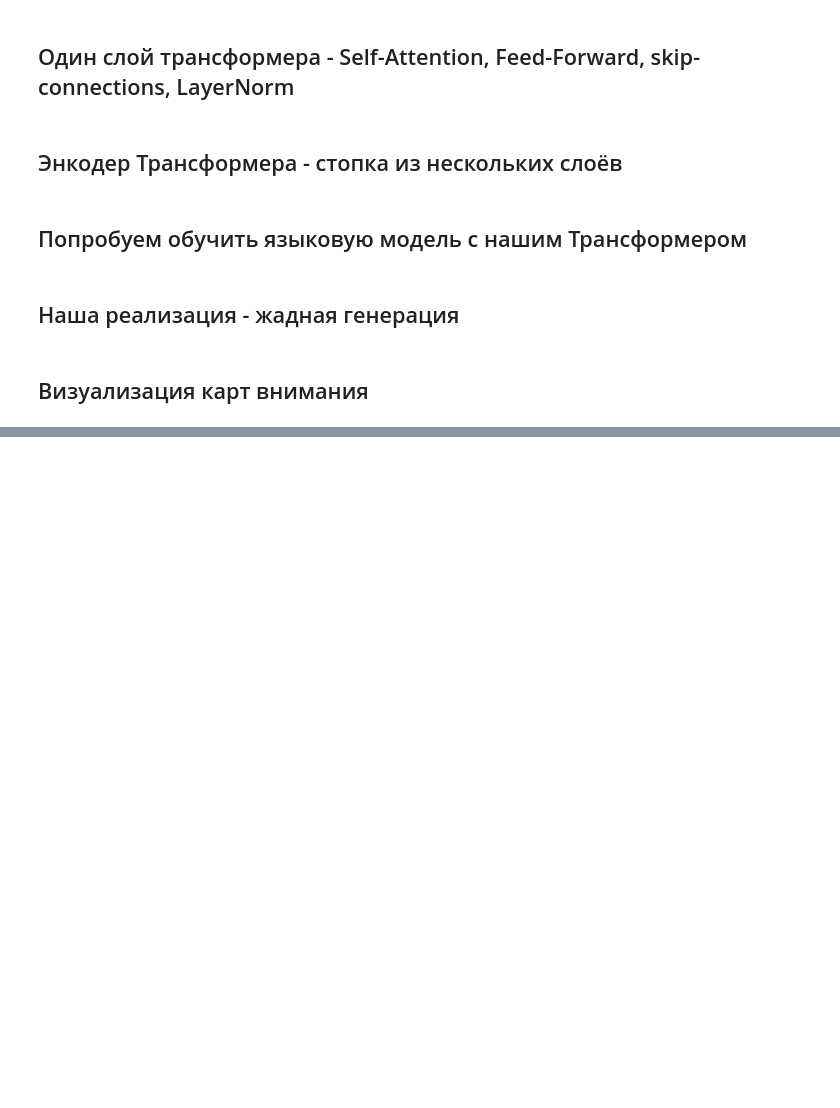
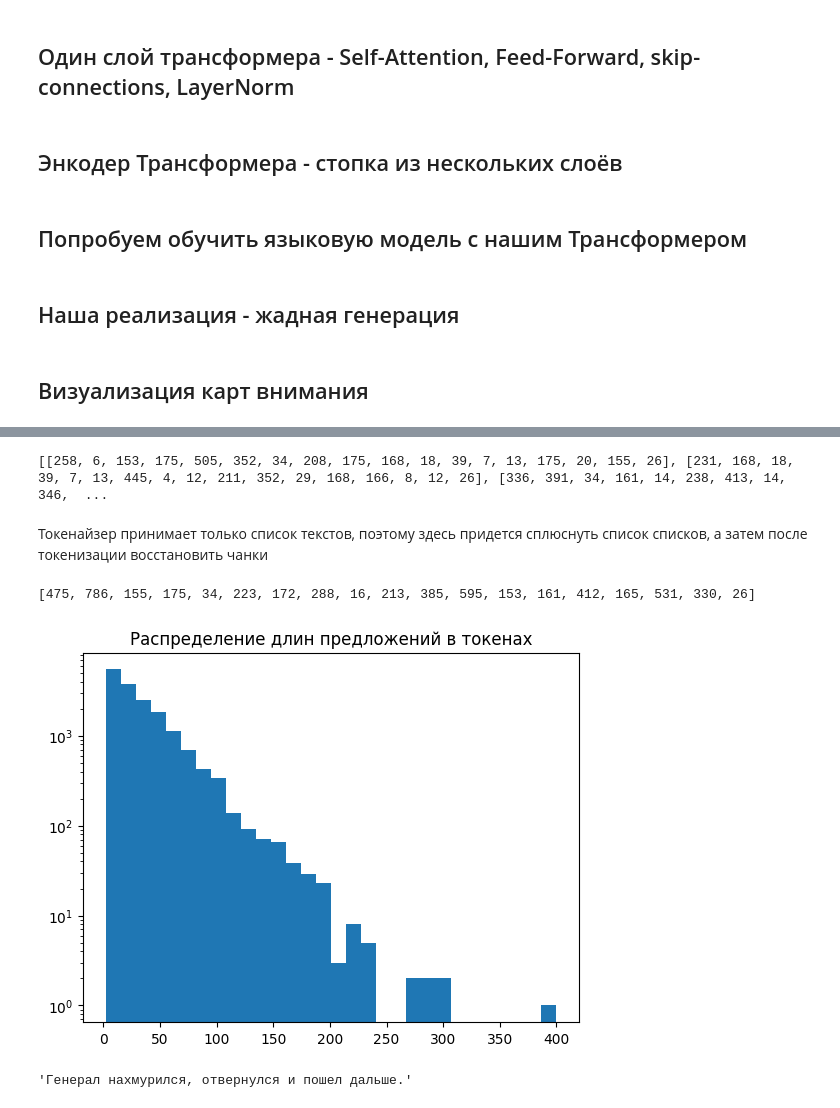
Before and after one commit to englishtea21/stepik-dl-nlp, a Jupyter notebook: task5-text-transformer.ipynb, the cells around one changed output, grey strips where cells are left out. Drawn from its saved outputs; the diff is of its cells as text; code cells hidden in the pictures; blank space fills up the shorter version.

Commit message:
Kaggle Notebook | task5_text_transformer | Version 4

```diff
--- a/task5-text-transformer.ipynb
+++ b/task5-text-transformer.ipynb
@@ -753,0 +760,4 @@ plot_attention_maps(my_transf_model, 'сказал Кутузов, огляды
+# %%
+# Если Вы запускаете ноутбук на colab или kaggle, добавьте в начало пути ./stepik-dl-nlp
+all_chunks = load_war_and_piece_chunks('./datasets/preprocessed_war_and_peace.txt')
+len(all_chunks)
@@ -753,0 +796,3 @@ plot_attention_maps(my_transf_model, 'сказал Кутузов, огляды
+# %%
+# Если Вы запускаете ноутбук на colab или kaggle, добавьте в начало пути ./stepik-dl-nlp
+BPE_MODEL_FILENAME = './models/task5_text_transformer/preprocessed_war_and_peace_bpe.yttm'
@@ -753,0 +821,26 @@ plot_attention_maps(my_transf_model, 'сказал Кутузов, огляды
+# %%
+print(tokenizer.encode(train_texts[1]))
+# %% [output]
+[[258, 6, 153, 175, 505, 352, 34, 208, 175, 168, 18, 39, 7, 13, 175, 20, 155, 26], [231, 168, 18, 39, 7, 13, 445, 4, 12, 211, 352, 29, 168, 166, 8, 12, 26], [336, 391, 34, 161, 14, 238, 413, 14, 346,  ...
+# %% [markdown]
+Токенайзер принимает только список текстов, поэтому здесь придется сплюснуть список списков, а затем после токенизации восстановить чанки
+# %%
+flat_train_texts = [sent for chunk in train_texts for sent in chunk]
+flat_test_texts = [sent for chunk in test_texts for sent in chunk]
+# %%
+flat_train_token_ids = tokenizer.encode(flat_train_texts, bos=False, eos=False)
+flat_test_token_ids = tokenizer.encode(flat_test_texts, bos=False, eos=False)
+# %%
+print(flat_train_token_ids[0])
+# %% [output]
+[475, 786, 155, 175, 34, 223, 172, 288, 16, 213, 385, 595, 153, 161, 412, 165, 531, 330, 26]
+# %%
+plt.hist([len(sent) for sent in flat_train_token_ids], bins=30)
+plt.title('Распределение длин предложений в токенах')
+plt.yscale('log');
+# %% [output]
+[figure, added]
+# %%
+flat_train_texts[0]
+# %% [output]
+'Генерал нахмурился, отвернулся и пошел дальше.'
```
Also changed, not shown: parts of 121 cells of this notebook.
